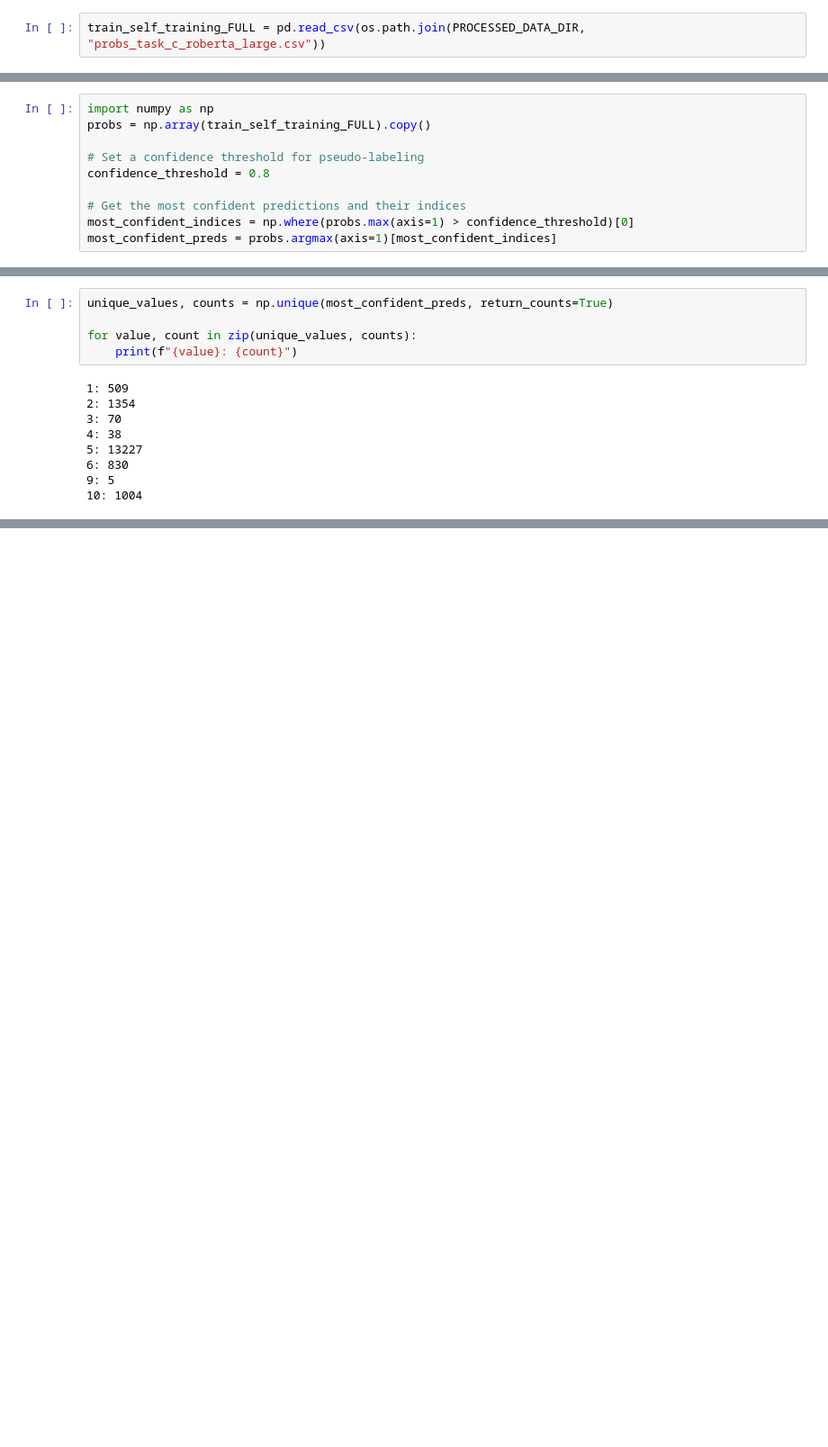
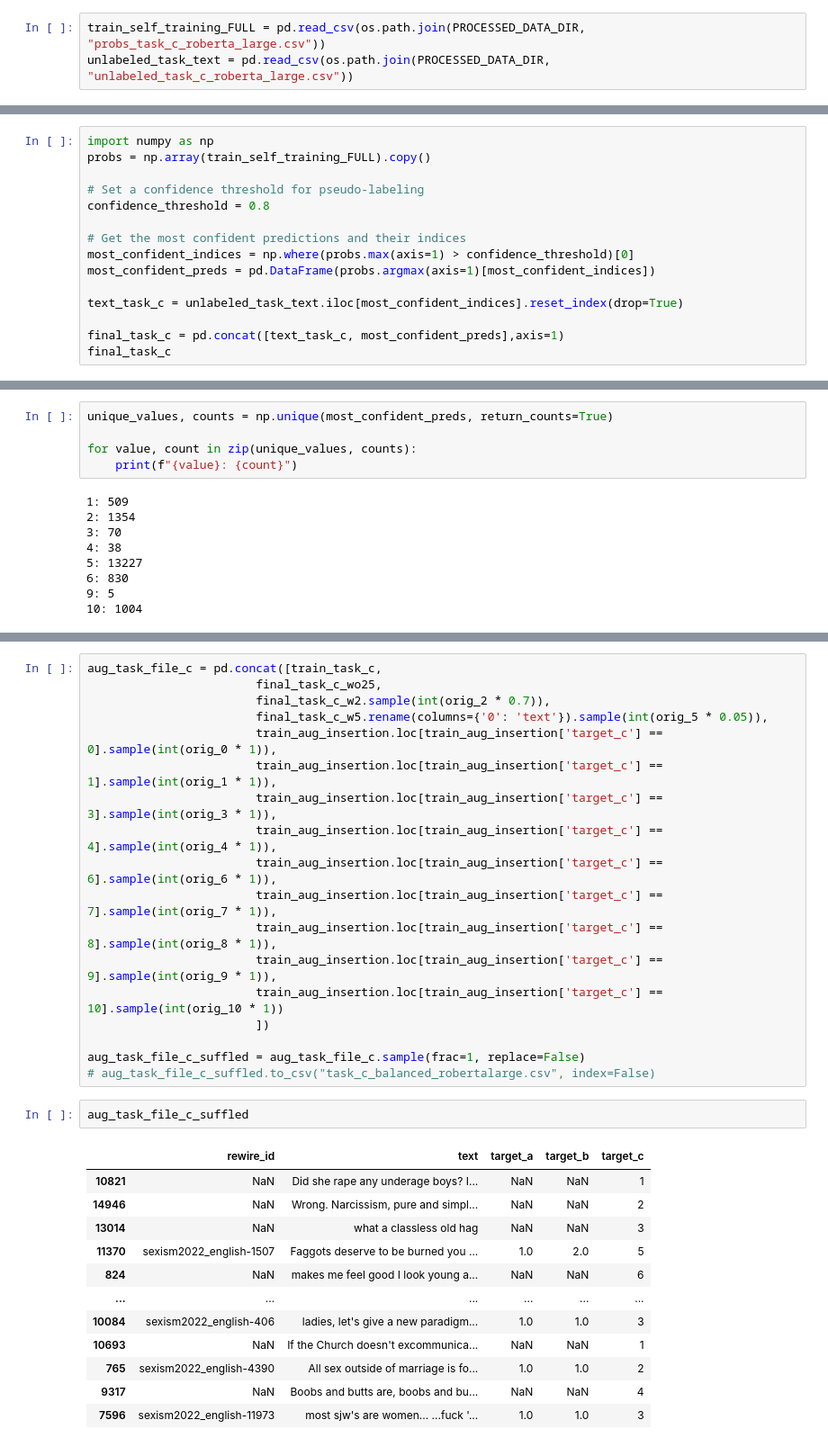
Before and after one commit to AxelBogos/SemEval-Edos, a Jupyter notebook: notebooks/5_ab_final-report-plots-data-aug.ipynb, the cells around one changed output, grey strips where cells are left out. Shown at 90% size. Cells and saved outputs as stored; diff of their text form; blank space fills up the shorter version.

```diff
--- a/notebooks/5_ab_final-report-plots-data-aug.ipynb
+++ b/notebooks/5_ab_final-report-plots-data-aug.ipynb
@@ -396,6 +396,7 @@ aug_task_b = pd.concat([train_task_b,
 print(f"augmented dataset b count: {len(aug_task_b)}, aug ratio: {len(train_task_b)/len(aug_task_b)*100}")
 # %%
 train_self_training_FULL = pd.read_csv(os.path.join(PROCESSED_DATA_DIR, "probs_task_c_roberta_large.csv"))
+unlabeled_task_text = pd.read_csv(os.path.join(PROCESSED_DATA_DIR, "unlabeled_task_c_roberta_large.csv"))
 # %%
 train_task_c = train_df.drop(['rewire_id', 'target_a', 'target_b'], axis=1)
 train_task_c = train_task_c.loc[train_task_c['target_c'] != -1]
@@ -409,4 +423,9 @@ confidence_threshold = 0.8
 
 # Get the most confident predictions and their indices
 most_confident_indices = np.where(probs.max(axis=1) > confidence_threshold)[0]
-most_confident_preds = probs.argmax(axis=1)[most_confident_indices]
+most_confident_preds = pd.DataFrame(probs.argmax(axis=1)[most_confident_indices])
+
+text_task_c = unlabeled_task_text.iloc[most_confident_indices].reset_index(drop=True)
+
+final_task_c = pd.concat([text_task_c, most_confident_preds],axis=1)
+final_task_c
@@ -492,0 +586,33 @@ plt.subplots_adjust(left=0.1, right=0.9, bottom=0.1, top=0.9)
+# %%
+aug_task_file_c = pd.concat([train_task_c,
+                        final_task_c_wo25,
+                        final_task_c_w2.sample(int(orig_2 * 0.7)),
+                        final_task_c_w5.rename(columns={'0': 'text'}).sample(int(orig_5 * 0.05)),
+                        train_aug_insertion.loc[train_aug_insertion['target_c'] == 0].sample(int(orig_0 * 1)),
+                        train_aug_insertion.loc[train_aug_insertion['target_c'] == 1].sample(int(orig_1 * 1)),
+                        train_aug_insertion.loc[train_aug_insertion['target_c'] == 3].sample(int(orig_3 * 1)),
+                        train_aug_insertion.loc[train_aug_insertion['target_c'] == 4].sample(int(orig_4 * 1)),
+                        train_aug_insertion.loc[train_aug_insertion['target_c'] == 6].sample(int(orig_6 * 1)),
+                        train_aug_insertion.loc[train_aug_insertion['target_c'] == 7].sample(int(orig_7 * 1)),
+                        train_aug_insertion.loc[train_aug_insertion['target_c'] == 8].sample(int(orig_8 * 1)),
+                        train_aug_insertion.loc[train_aug_insertion['target_c'] == 9].sample(int(orig_9 * 1)),
+                        train_aug_insertion.loc[train_aug_insertion['target_c'] == 10].sample(int(orig_10 * 1))
+                        ])
+
+aug_task_file_c_suffled = aug_task_file_c.sample(frac=1, replace=False)
+# aug_task_file_c_suffled.to_csv("task_c_balanced_robertalarge.csv", index=False)
+# %%
+aug_task_file_c_suffled
+# %% [output]
+|  | rewire_id | text | target_a | target_b | target_c |
+| 10821 | NaN | Did she rape any underage boys? I... | NaN | NaN | 1 |
+| 14946 | NaN | Wrong. Narcissism, pure and simpl... | NaN | NaN | 2 |
+| 13014 | NaN | what a classless old hag | NaN | NaN | 3 |
+| 11370 | sexism2022_english-1507 | Faggots deserve to be burned you ... | 1.0 | 2.0 | 5 |
+| 824 | NaN | makes me feel good I look young a... | NaN | NaN | 6 |
+| ... | ... | ... | ... | ... | ... |
+| 10084 | sexism2022_english-406 | ladies, let's give a new paradigm... | 1.0 | 1.0 | 3 |
+| 10693 | NaN | If the Church doesn't excommunica... | NaN | NaN | 1 |
+| 765 | sexism2022_english-4390 | All sex outside of marriage is fo... | 1.0 | 1.0 | 2 |
+| 9317 | NaN | Boobs and butts are, boobs and bu... | NaN | NaN | 4 |
+| 7596 | sexism2022_english-11973 | most sjw's are women... ...fuck '... | 1.0 | 1.0 | 3 |
```
Also changed, not shown: parts of 8 cells of this notebook, 1 other file.
